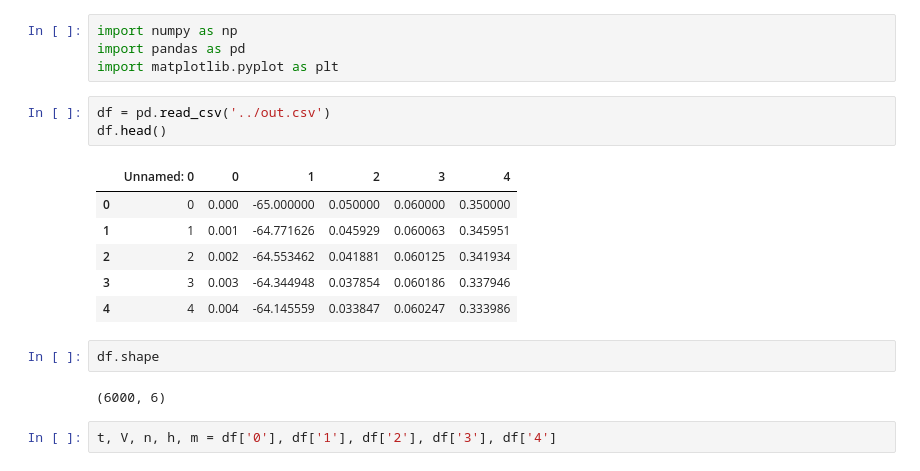
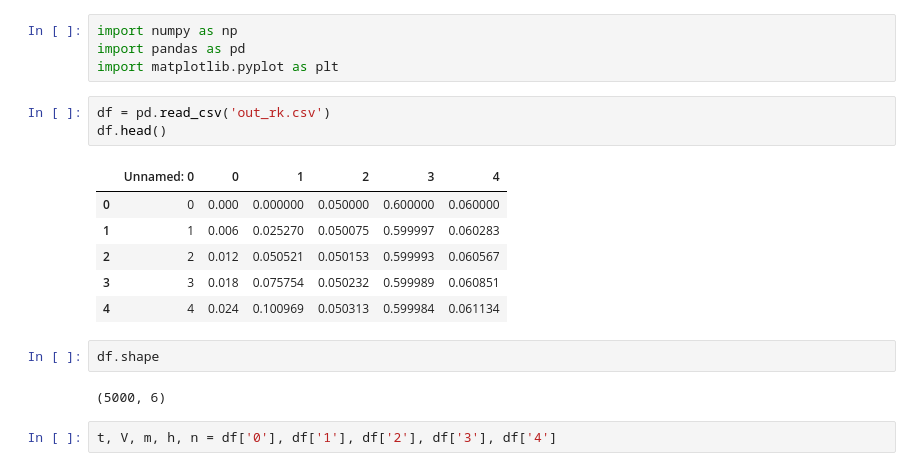
Before and after one commit to henriqueedu2001/hodgkin-huxley-numerical-solution, a Jupyter notebook: src/visualization.ipynb, the cells around one changed output. Saved outputs shown, nothing was run; the diff lists cells and outputs as text.

```diff
--- a/src/visualization.ipynb
+++ b/src/visualization.ipynb
@@ -3,18 +3,18 @@ import numpy as np
 import pandas as pd
 import matplotlib.pyplot as plt
 # %%
-df = pd.read_csv('../out.csv')
+df = pd.read_csv('out_rk.csv')
 df.head()
 # %% [output]
 |  | Unnamed: 0 | 0 | 1 | 2 | 3 | 4 |
-| 0 | 0 | 0.000 | -65.000000 | 0.050000 | 0.060000 | 0.350000 |
-| 1 | 1 | 0.001 | -64.771626 | 0.045929 | 0.060063 | 0.345951 |
-| 2 | 2 | 0.002 | -64.553462 | 0.041881 | 0.060125 | 0.341934 |
-| 3 | 3 | 0.003 | -64.344948 | 0.037854 | 0.060186 | 0.337946 |
-| 4 | 4 | 0.004 | -64.145559 | 0.033847 | 0.060247 | 0.333986 |
+| 0 | 0 | 0.000 | 0.000000 | 0.050000 | 0.600000 | 0.060000 |
+| 1 | 1 | 0.006 | 0.025270 | 0.050075 | 0.599997 | 0.060283 |
+| 2 | 2 | 0.012 | 0.050521 | 0.050153 | 0.599993 | 0.060567 |
+| 3 | 3 | 0.018 | 0.075754 | 0.050232 | 0.599989 | 0.060851 |
+| 4 | 4 | 0.024 | 0.100969 | 0.050313 | 0.599984 | 0.061134 |
 # %%
 df.shape
 # %% [output]
-(6000, 6)
+(5000, 6)
 # %%
-t, V, n, h, m = df['0'], df['1'], df['2'], df['3'], df['4']
+t, V, m, h, n = df['0'], df['1'], df['2'], df['3'], df['4']
```
Also changed, not shown: parts of 5 cells of this notebook, 5 other files.
